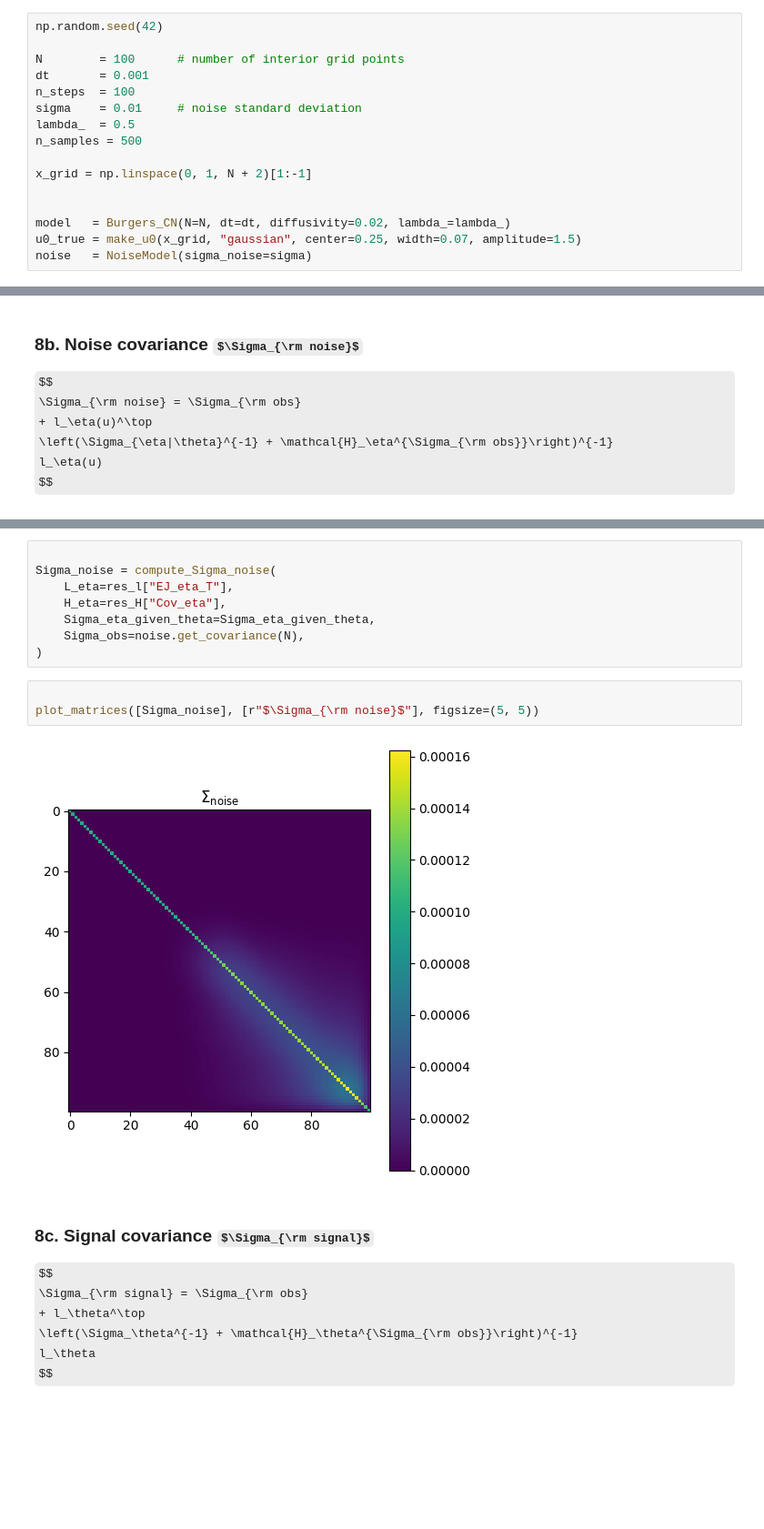
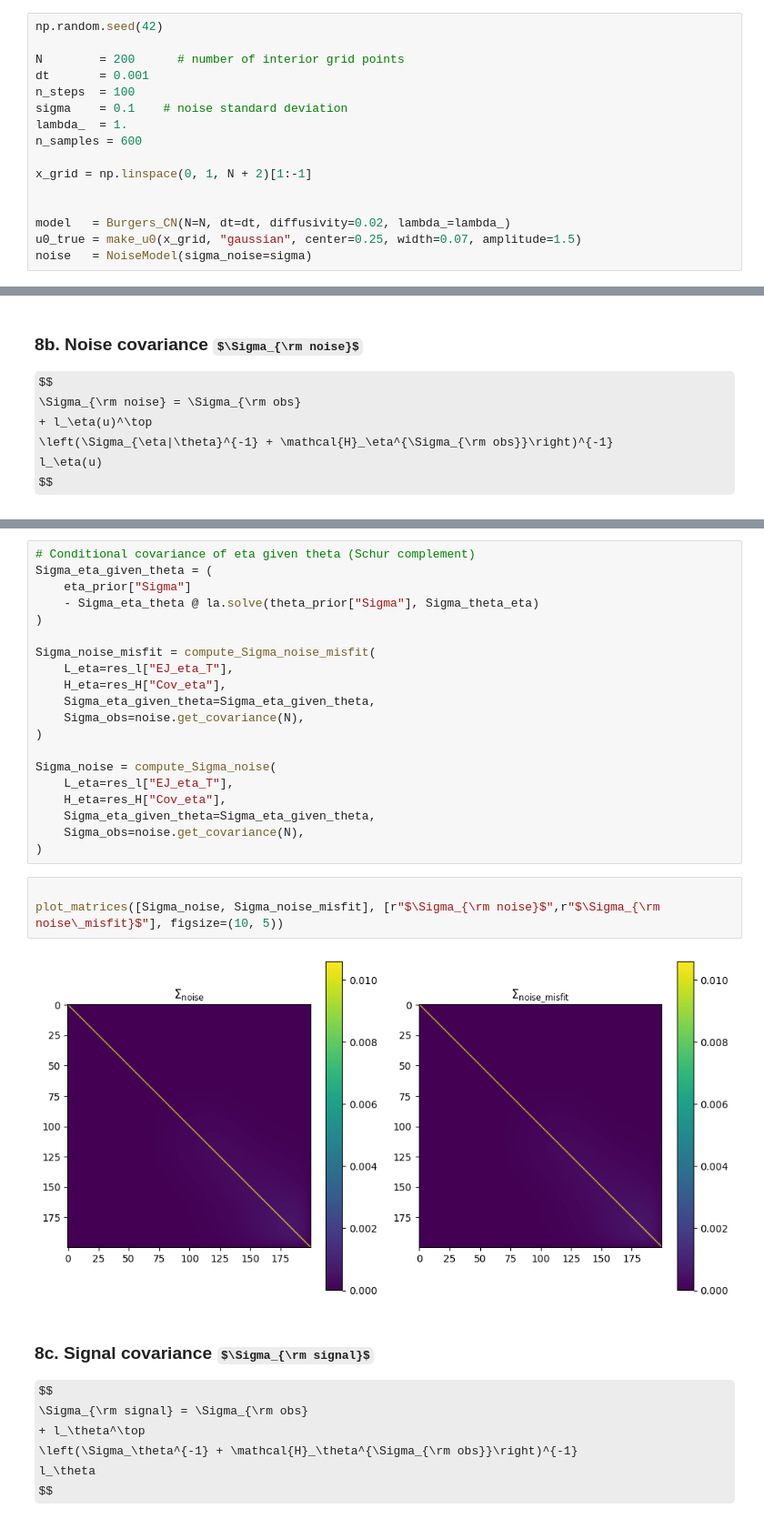
Before and after one commit to mohamed495/pyBOED, a Jupyter notebook: tutorials/notebooks/boed/tuto_bounds_GO.ipynb, the cells around one changed output, grey strips where cells are left out. Shown at 91% size. Saved outputs shown, nothing was run; the diff lists cells and outputs as text; some formulas as TeX source; blank space fills up the shorter version.

```diff
--- a/tutorials/notebooks/boed/tuto_bounds_GO.ipynb
+++ b/tutorials/notebooks/boed/tuto_bounds_GO.ipynb
@@ -32,12 +33,12 @@ We define the spatial grid, PDE model, true initial condition, and observation n
 # %%
 np.random.seed(42)
 
-N        = 100      # number of interior grid points
+N        = 200      # number of interior grid points
 dt       = 0.001
 n_steps  = 100
-sigma    = 0.01     # noise standard deviation
-lambda_  = 0.5
-n_samples = 500
+sigma    = 0.1    # noise standard deviation
+lambda_  = 1.
+n_samples = 600
 
 x_grid = np.linspace(0, 1, N + 2)[1:-1]
 
@@ -788,4 +691,16 @@ print(np.linalg.cond(Sigma_eta_given_theta))
 # %%
+# Conditional covariance of eta given theta (Schur complement)
+Sigma_eta_given_theta = (
+    eta_prior["Sigma"]
+    - Sigma_eta_theta @ la.solve(theta_prior["Sigma"], Sigma_theta_eta)
+)
+
+Sigma_noise_misfit = compute_Sigma_noise_misfit(
+    L_eta=res_l["EJ_eta_T"],
+    H_eta=res_H["Cov_eta"],
+    Sigma_eta_given_theta=Sigma_eta_given_theta,
+    Sigma_obs=noise.get_covariance(N),
+)
 
 Sigma_noise = compute_Sigma_noise(
     L_eta=res_l["EJ_eta_T"],
@@ -795,9 +710,9 @@ Sigma_noise = compute_Sigma_noise(
 )
 # %%
 
-plot_matrices([Sigma_noise], [r"$\Sigma_{\rm noise}$"], figsize=(5, 5))
+plot_matrices([Sigma_noise, Sigma_noise_misfit], [r"$\Sigma_{\rm noise}$",r"$\Sigma_{\rm noise\_misfit}$"], figsize=(10, 5))
 # %% [output]
-[figure, old version]
+[figure, new version]
 # %% [markdown]
 ### 8c. Signal covariance $\Sigma_{\rm signal}$
 
```
Also changed, not shown: parts of 44 cells of this notebook, 1 other file.
